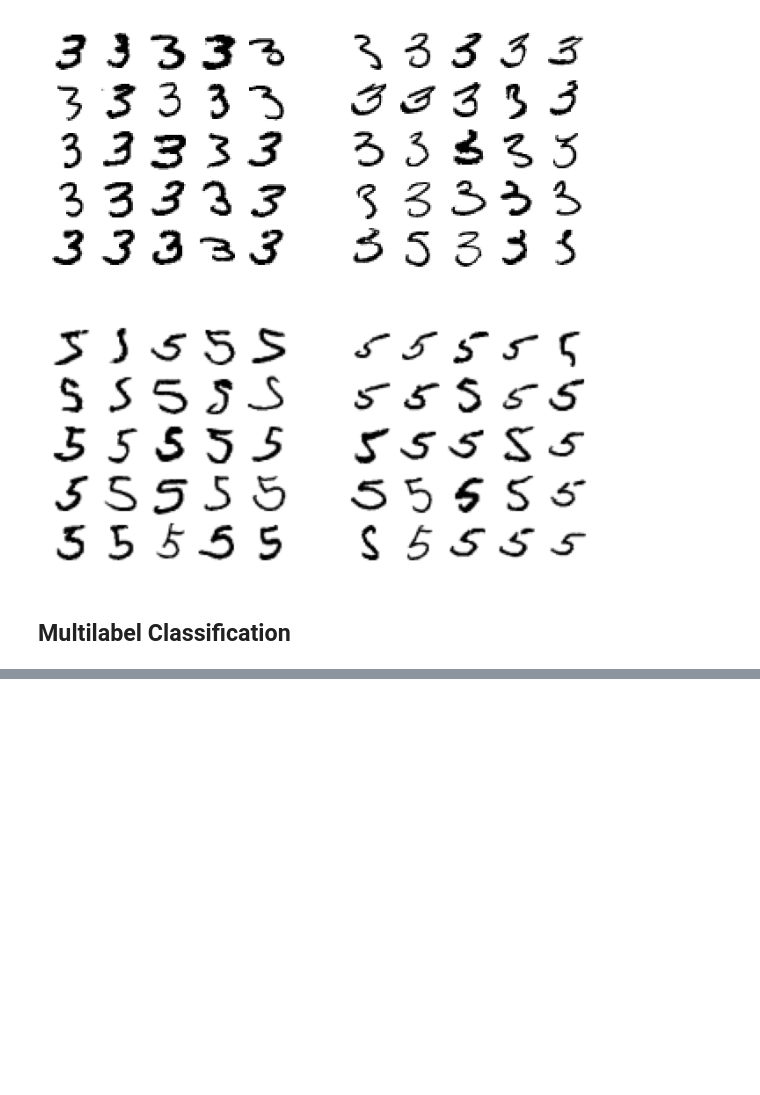
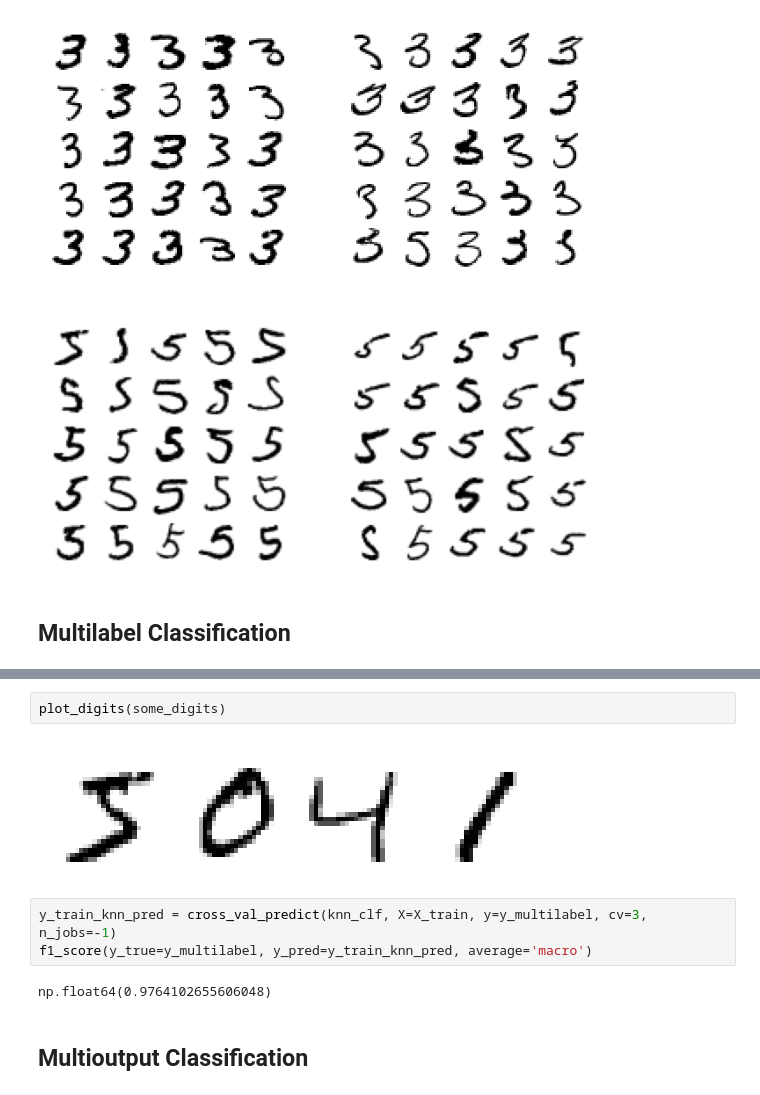
Before and after one commit to dfongang/handson-ml2, a Jupyter notebook: chapter_03/classification.ipynb, the cells around one changed output, grey strips where cells are left out. Saved outputs shown, nothing was run; the diff lists cells and outputs as text; blank space fills up the shorter version.

Commit message:
Multioutput classification

```diff
--- a/chapter_03/classification.ipynb
+++ b/chapter_03/classification.ipynb
@@ -548,0 +571,11 @@ plt.show()
+# %%
+plot_digits(some_digits)
+# %% [output]
+[figure, added]
+# %%
+y_train_knn_pred = cross_val_predict(knn_clf, X=X_train, y=y_multilabel, cv=3, n_jobs=-1)
+f1_score(y_true=y_multilabel, y_pred=y_train_knn_pred, average='macro')
+# %% [output]
+np.float64(0.9764102655606048)
+# %% [markdown]
+## **Multioutput Classification**
```
Also changed, not shown: parts of 9 cells of this notebook.
